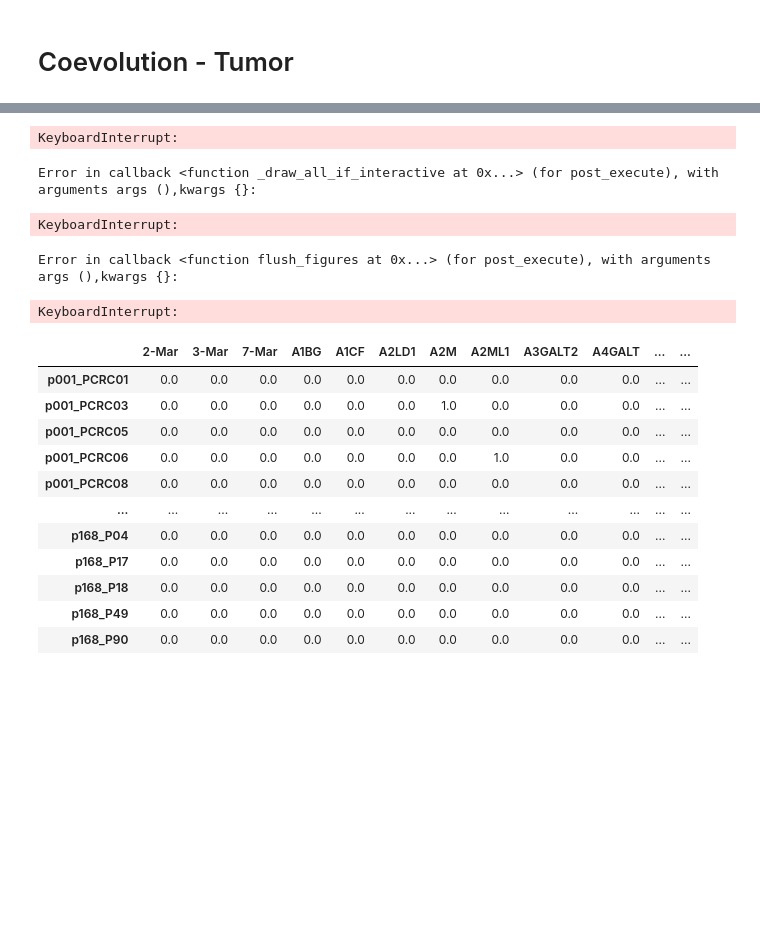
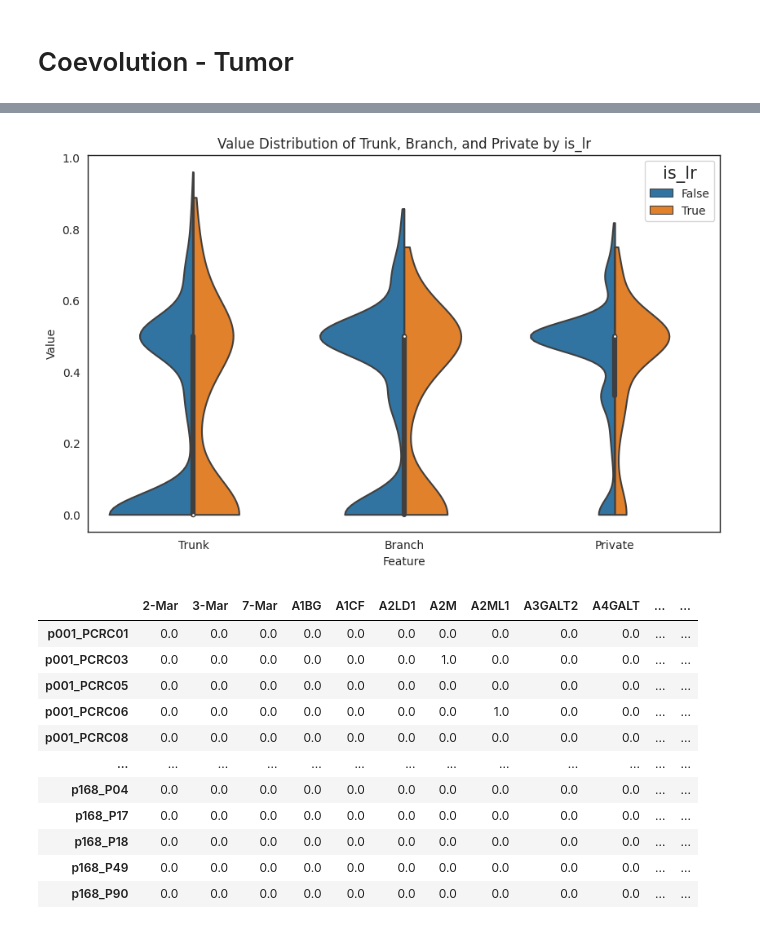
Before and after one commit to lorenzoamir/cci_circuits_paper_2025, a Jupyter notebook: code/notebook.ipynb, the cells around one changed output, grey strips where cells are left out. Drawn from its saved outputs; the diff is of its cells as text; code cells hidden in the pictures; blank space fills up the shorter version.

Commit message:
coevolution boxplot (notebook)

```diff
--- a/code/notebook.ipynb
+++ b/code/notebook.ipynb
@@ -399,3 +436,5 @@ counts.head(3)
+# %%
+total = counts.groupby('unique_id')['count'].sum()
 # %%
 # Pivot the DataFrame to have 'when' as x-axis values, 'unique_id' as columns
 pivot_df = counts.pivot(index='when', columns='unique_id', values='count').fillna(0)
@@ -408,6 +447,6 @@ pivot_df = pivot_df.loc[order]
 pivot_df = pivot_df.T[(pivot_df > 0).sum() > 1]
 
 # Make cumulative by summing mutations of previous stages
-pivot_df['Trunk']    = pivot_df['Trunk' ]
-pivot_df['Branch']   = pivot_df['Trunk' ] + pivot_df['Branch' ]
-pivot_df['Private']  = pivot_df['Branch'] + pivot_df['Private'] # Not summing trunk as it's alredy in private
+# pivot_df['Trunk']    = pivot_df['Trunk' ]
+# pivot_df['Branch']   = pivot_df['Trunk' ] + pivot_df['Branch' ]
+# pivot_df['Private']  = pivot_df['Branch'] + pivot_df['Private'] # Not summing trunk as it's alredy in private
@@ -414,7 +502,11 @@ pivot_df['Private']  = pivot_df['Branch'] + pivot_df['Private'] # Not summing tr
+# %%
+pivot_df['Trunk']   = pivot_df['Trunk'].div(total, fill_value=0)
+pivot_df['Branch']  = pivot_df['Branch'].div(total, fill_value=0)
+pivot_df['Private'] = pivot_df['Private'].div(total, fill_value=0)
 # %%
 lr = pd.read_csv('/projects/bioinformatics/DB/CellCellCommunication/WithEnzymes/cpdb_cellchat_enz_all_pairs.csv', index_col=0)
 lr = set(lr['ligand']).union(lr['receptor'])
 
 is_lr = pd.Series(pivot_df.index).str.split('_').apply(lambda x: x[-1] in lr).values
 # %%
-pivot_df[is_lr].mean()
+pivot_df['is_lr'] = is_lr
@@ -443,29 +529,20 @@ Name: p164_P2_MUC3A, dtype: float64
-# %%
-# Plotting
-plt.figure(figsize=(10, 6))
-
-# Set a color for the lines
-line_color = graycolor  # Change this to any color you prefer
-
-# Plot each line without a legend
-for color, column in zip(colors, pivot_df.columns):
-    plt.plot(pivot_df.index, pivot_df[column], marker='', alpha=0.1, color=color)
-
-# Formatting the plot
-plt.title('Counts of when values for each unique_id')
-plt.xlabel('when')
-plt.ylabel('Count')
-plt.xticks(rotation=45)
-plt.grid(True)
-
-# Show plot
-plt.show()
-# %% [output]
-KeyboardInterrupt:
-Error in callback <function _draw_all_if_interactive at 0x...> (for post_execute), with arguments args (),kwargs {}:
-KeyboardInterrupt:
-Error in callback <function flush_figures at 0x...> (for post_execute), with arguments args (),kwargs {}:
-KeyboardInterrupt:
+# %%
+df_melted = pd.melt(pivot_df.reset_index(), id_vars=['unique_id', 'is_lr'], value_vars=['Trunk', 'Branch', 'Private'],
+                    var_name='Feature', value_name='Value')
+
+#df_melted['Value'] = np.log(df_melted['Value'])
+
+# Create the boxplot
+plt.figure(figsize=(10, 6))
+sns.violinplot(x='Feature', y='Value', hue='is_lr', data=df_melted, cut=0, split=True)
+
+# Set labels and title
+plt.xlabel('Feature')
+plt.ylabel('Value')
+plt.title('Value Distribution of Trunk, Branch, and Private by is_lr')
+plt.show()
+# %% [output]
+[figure, added]
 # %%
 def dict_to_dataframe(data_dict):
     # Convert each series to a DataFrame and concatenate them along the columns
```
Also changed, not shown: parts of 20 cells of this notebook.
